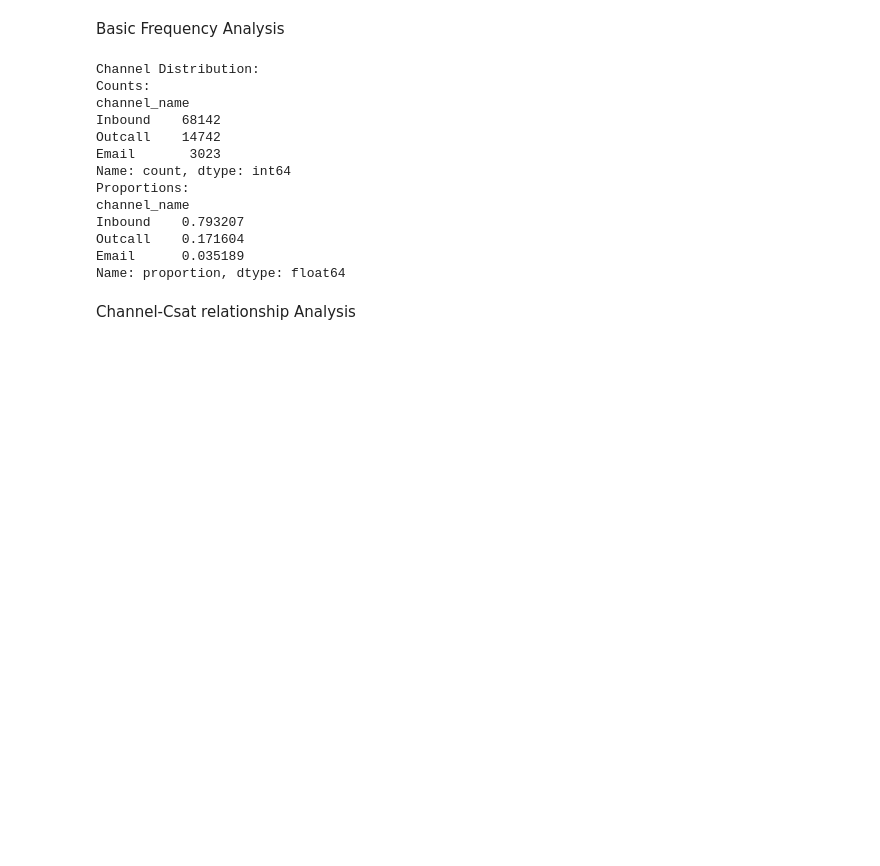
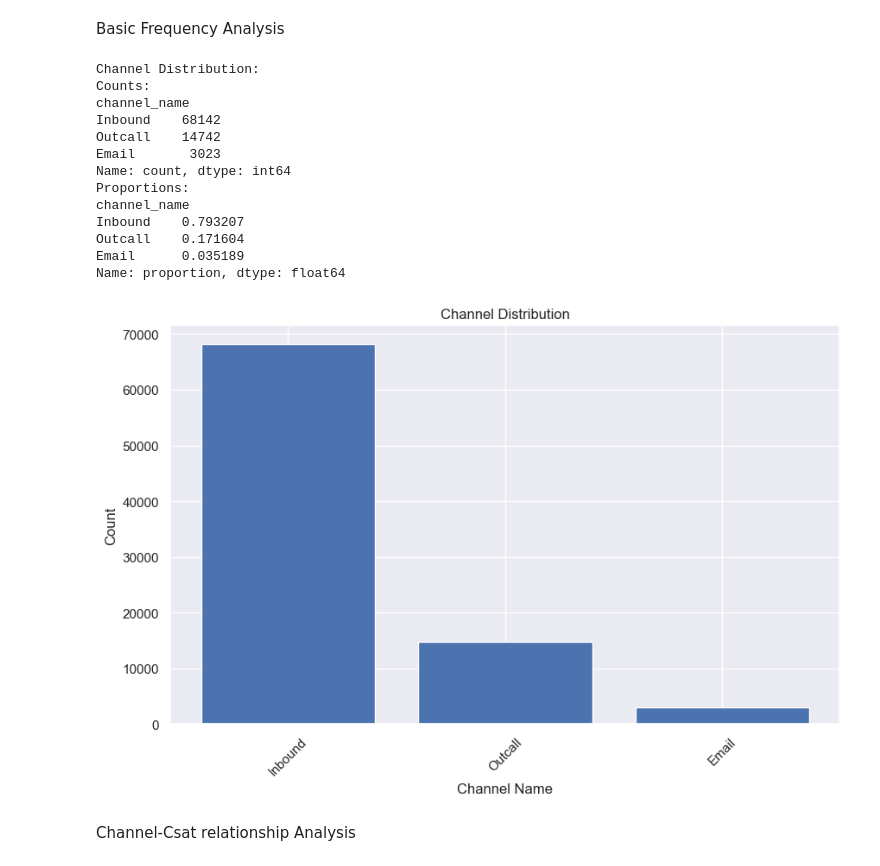
Before and after one commit to AnkurBhatt07/Customer-Satisfaction-Score-Prediction-using-ML-DL, a Jupyter notebook: notebooks/data_analysis.ipynb, the cells around one changed output. Drawn from its saved outputs; the diff is of its cells as text; code cells hidden in the pictures; blank space fills up the shorter version.

```diff
--- a/notebooks/data_analysis.ipynb
+++ b/notebooks/data_analysis.ipynb
@@ -128,25 +211,39 @@ Basic Frequency Analysis
 # %%
 # Get value counts and proportions
 channel_counts = data['channel_name'].value_counts()
 channel_proportions = data['channel_name'].value_counts(normalize=True)
 
 print("Channel Distribution:")
 print(f"Counts:\n{channel_counts}")
 print(f"Proportions:\n{channel_proportions}")
+
+
+# 3 categories in the channel_name column namely Inbound , Outcall and Email.
+# Inbound refers to the incoming customer interactions, Outcall refers to the outgoing interactions initiated by the support team, and Email refers to the interactions that happen over email.
+
+# Code to visualize the channel distribution
+plt.figure(figsize=(10, 6))
+plt.bar(channel_counts.index, channel_counts.values)
+plt.title("Channel Distribution")
+plt.xlabel("Channel Name")
+plt.ylabel("Count")
+plt.xticks(rotation=45)
+plt.show()
 # %% [output]
 Channel Distribution:
 Counts:
 channel_name
 Inbound    68142
 Outcall    14742
 Email       3023
 Name: count, dtype: int64
 Proportions:
 channel_name
 Inbound    0.793207
 Outcall    0.171604
 Email      0.035189
 Name: proportion, dtype: float64
+[figure, added]
 # %% [markdown]
 Channel-Csat relationship Analysis
 # %%
```
Also changed, not shown: parts of 171 cells of this notebook, 3 other files.
